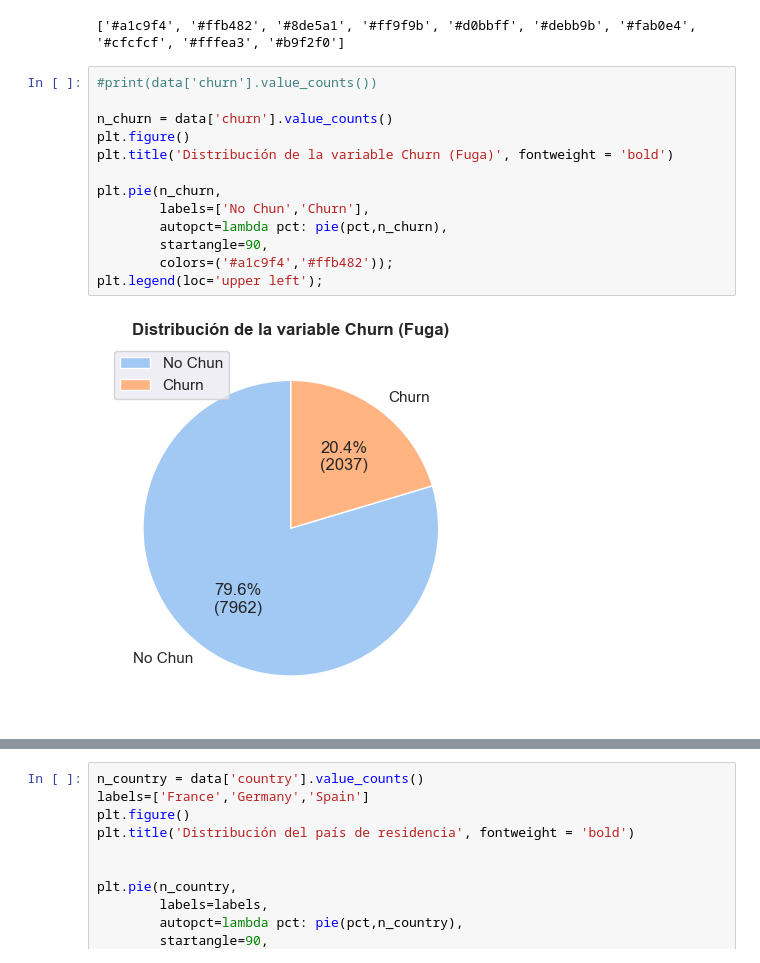
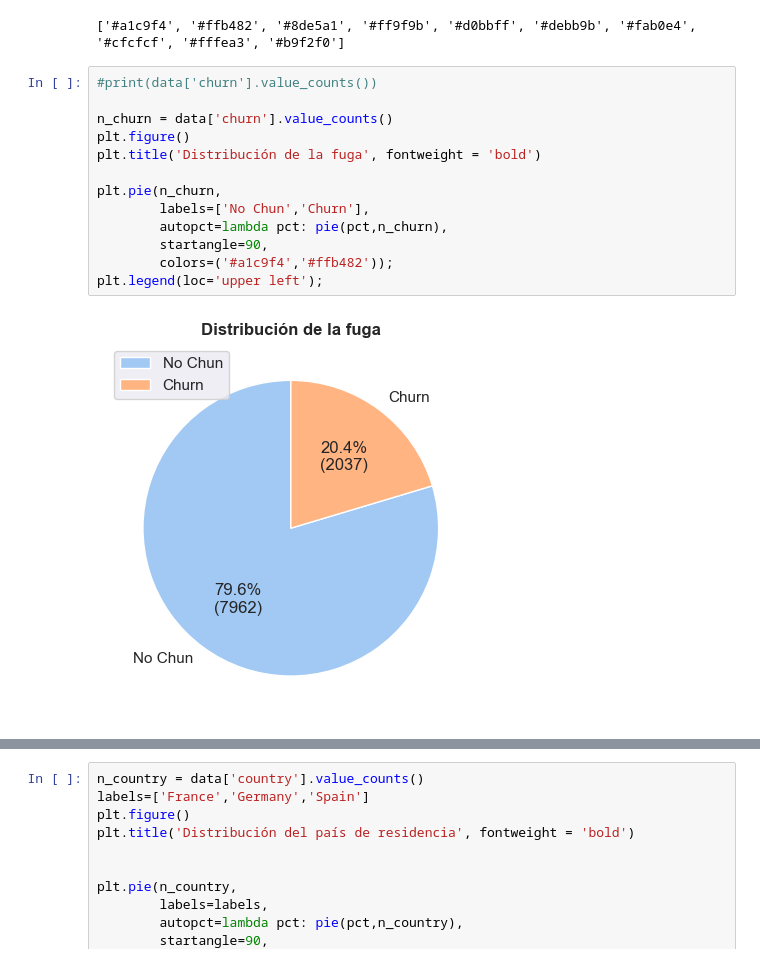
Before and after one commit to yrouuu/TFG_ADE, a Jupyter notebook: exploratorio/eda.ipynb, the cells around one changed output, grey strips where cells are left out. Saved outputs shown, nothing was run; the diff lists cells and outputs as text.

```diff
--- a/exploratorio/eda.ipynb
+++ b/exploratorio/eda.ipynb
@@ -175,18 +175,18 @@ sns.set_theme(style="darkgrid")
 # %%
 #print(data['churn'].value_counts())
 
 n_churn = data['churn'].value_counts()
 plt.figure()
-plt.title('Distribución de la variable Churn (Fuga)', fontweight = 'bold')
+plt.title('Distribución de la fuga', fontweight = 'bold')
 
 plt.pie(n_churn,
         labels=['No Chun','Churn'],
         autopct=lambda pct: pie(pct,n_churn),
         startangle=90,
         colors=('#a1c9f4','#ffb482'));
 plt.legend(loc='upper left');
 # %% [output]
-[figure, old version]
+[figure, new version]
 # %%
 n_gender = data['gender'].value_counts()
 #plt.figure()
```
Also changed, not shown: parts of 3 cells of this notebook.
